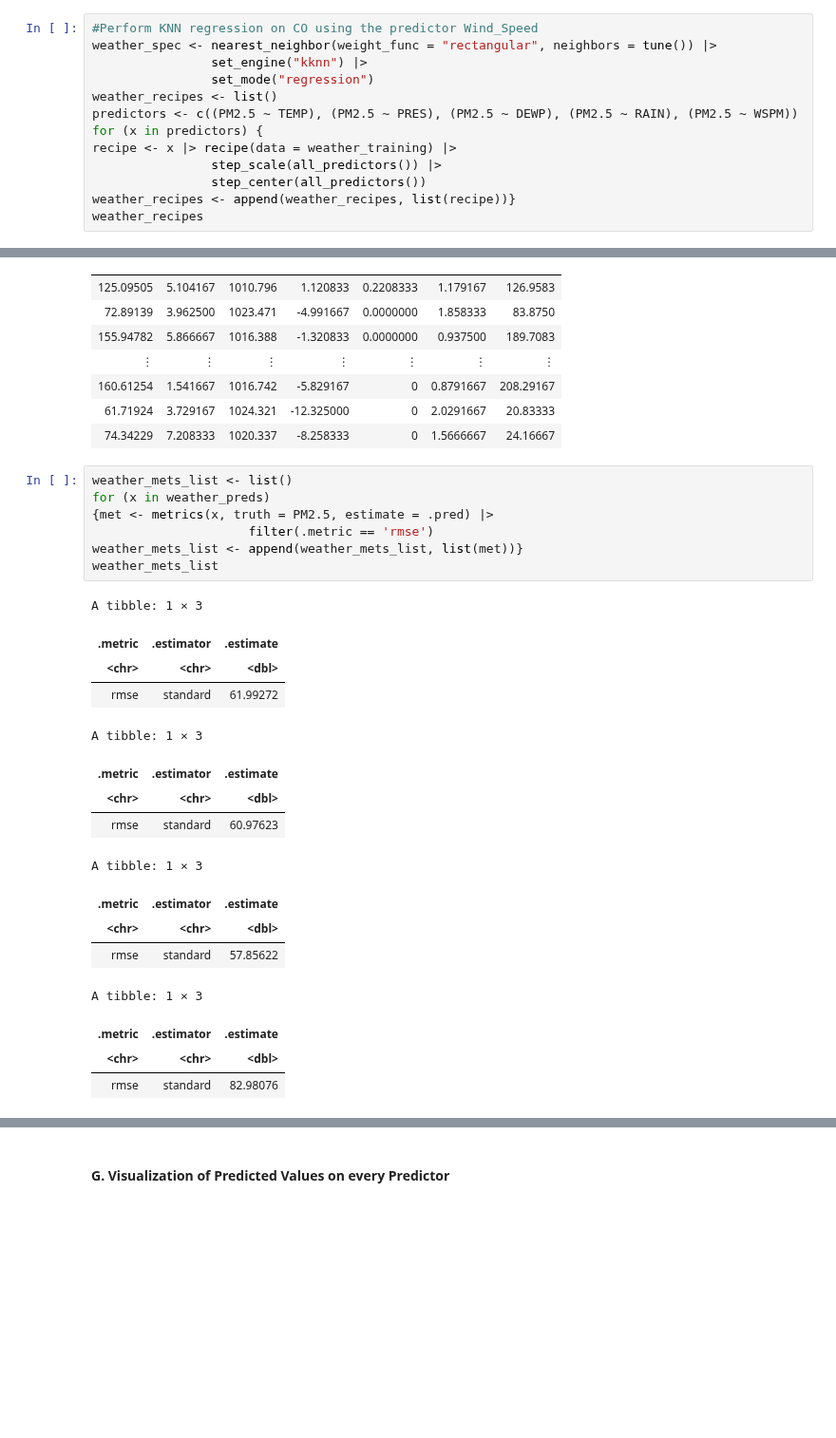
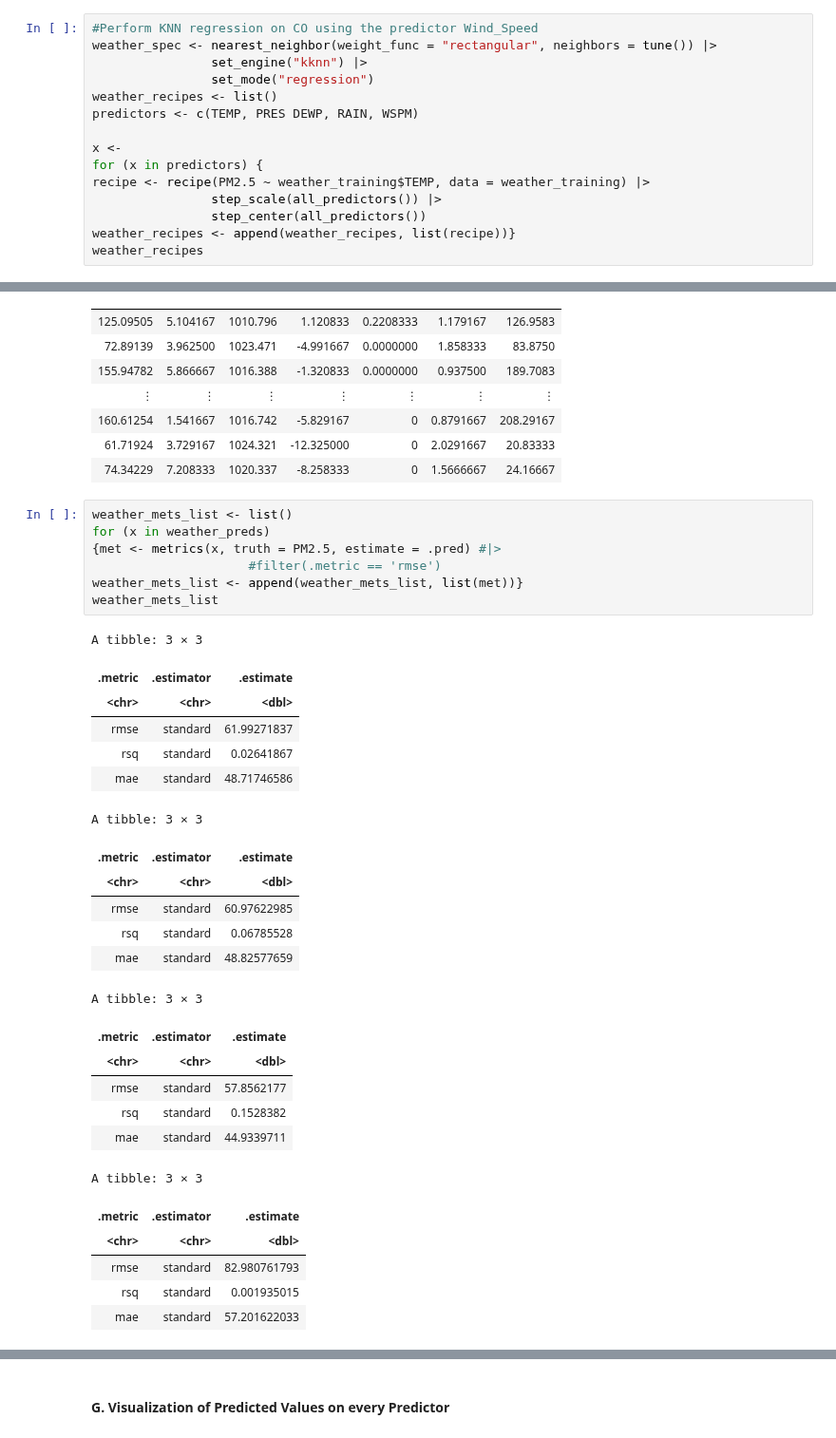
Before and after one commit to Noname397/dsci100groupproject96, a Jupyter notebook: Final Project.ipynb, the cells around one changed output, grey strips where cells are left out. Shown at 95% size. Saved outputs shown, nothing was run; the diff lists cells and outputs as text; blank space fills up the shorter version.

Commit message:
Preliminary Data

```diff
--- a/Final Project.ipynb
+++ b/Final Project.ipynb
@@ -155,9 +226,11 @@ weather_spec <- nearest_neighbor(weight_func = "rectangular", neighbors = tune()
                 set_engine("kknn") |>
                 set_mode("regression")
 weather_recipes <- list()
-predictors <- c((PM2.5 ~ TEMP), (PM2.5 ~ PRES), (PM2.5 ~ DEWP), (PM2.5 ~ RAIN), (PM2.5 ~ WSPM))
+predictors <- c(TEMP, PRES DEWP, RAIN, WSPM)
+
+x <-
 for (x in predictors) {
-recipe <- x |> recipe(data = weather_training) |>
+recipe <- recipe(PM2.5 ~ weather_training$TEMP, data = weather_training) |>
                 step_scale(all_predictors()) |>
                 step_center(all_predictors())
 weather_recipes <- append(weather_recipes, list(recipe))}
@@ -493,24 +515,32 @@ A tibble: 316 × 7
 # %%
 weather_mets_list <- list()
 for (x in weather_preds)
-{met <- metrics(x, truth = PM2.5, estimate = .pred) |>
-                     filter(.metric == 'rmse')
+{met <- metrics(x, truth = PM2.5, estimate = .pred) #|>
+                     #filter(.metric == 'rmse')
 weather_mets_list <- append(weather_mets_list, list(met))}
 weather_mets_list
 # %% [output]
-A tibble: 1 × 3
+A tibble: 3 × 3
 | .metric | .estimator | .estimate |
 | <chr> | <chr> | <dbl> |
-| rmse | standard | 61.99272 |
+| rmse | standard | 61.99271837 |
+| rsq | standard | 0.02641867 |
+| mae | standard | 48.71746586 |
-A tibble: 1 × 3
+A tibble: 3 × 3
 | .metric | .estimator | .estimate |
 | <chr> | <chr> | <dbl> |
-| rmse | standard | 60.97623 |
+| rmse | standard | 60.97622985 |
+| rsq | standard | 0.06785528 |
+| mae | standard | 48.82577659 |
-A tibble: 1 × 3
+A tibble: 3 × 3
 | .metric | .estimator | .estimate |
 | <chr> | <chr> | <dbl> |
-| rmse | standard | 57.85622 |
+| rmse | standard | 57.8562177 |
+| rsq | standard | 0.1528382 |
+| mae | standard | 44.9339711 |
-A tibble: 1 × 3
+A tibble: 3 × 3
 | .metric | .estimator | .estimate |
 | <chr> | <chr> | <dbl> |
-| rmse | standard | 82.98076 |
+| rmse | standard | 82.980761793 |
+| rsq | standard | 0.001935015 |
+| mae | standard | 57.201622033 |
```
Also changed, not shown: parts of 6 cells of this notebook.
